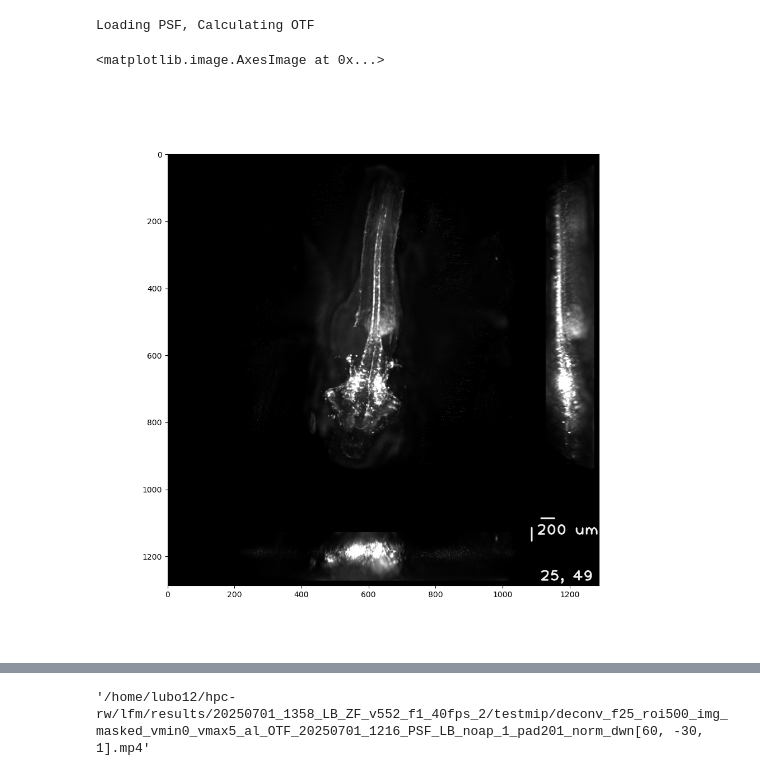
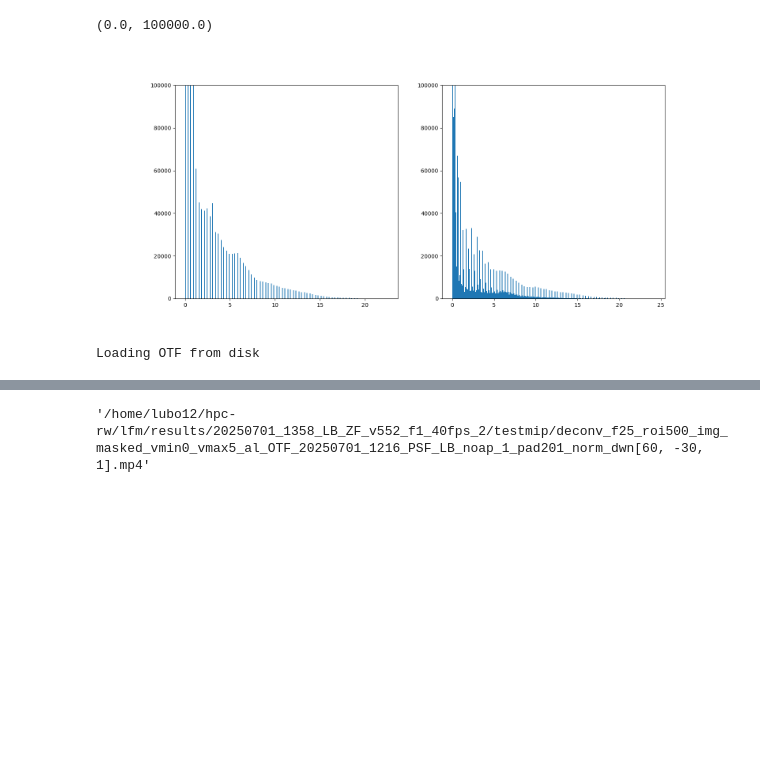
Before and after one commit to LukBorn/LFM, a Jupyter notebook: imaging/deconvolve_recording.ipynb, the cells around one changed output, grey strips where cells are left out. Cells and saved outputs as stored; diff of their text form; code cells hidden in the pictures; blank space fills up the shorter version.

```diff
--- a/imaging/deconvolve_recording.ipynb
+++ b/imaging/deconvolve_recording.ipynb
@@ -162,3 +151,15 @@ print(dataset_name)
+# %%
+def normalize_mean(arr):
+    return arr/arr.mean()
+# %%
+fig, ax = plt.subplots(1,2,figsize = (16,7))
+ax[0].hist(normalize_mean(im.flatten()),bins=255)
+ax[0].set_ylim(0,100000)
+ax[1].hist(normalize_mean(((im-bg).clip(0,None)*mask).flatten()),bins=255)
+ax[1].set_ylim(0,100000)
+# %% [output]
+(0.0, 100000.0)
+[figure, added]
 # %%
 # cx, cy, radii, masks = get_lenses(og_mask, radius_range=np.arange(525,535))
 cx=np.array(psf_f["ml_cx"])
@@ -185,24 +186,21 @@ img_idx = [25,26,1]
 objs, mips, losses, kwargs = reconstruct_vols_from_imgs(paths,
                                                         img_idx=img_idx,
                                                         crop = crop,
-                                                        max_iter = 50,
-                                                        roi_size=550,
+                                                        max_iter = 100,
+                                                        roi_size=500,
                                                         loss_threshold=0,
                                                         reuse_prev_vol = False,
-                                                        psf_downsample = [60,-20,1],
+                                                        psf_downsample = [0,None,2],
                                                         OTF_normalize=True,
                                                         OTF_clip=False,
-                                                        img_subtract_bg=False,
+                                                        img_subtract_bg=True,
                                                         img_mask=True,
+                                                        img_normalize=True,
                                                         plot_decon=True,
                                                         fully_batched=False,
+                                                        slice_idx=[35,428,609],
                                                         vmin=0,
-                                                        vmax=5,
-                                                        absolute_limits=True
-                                                        )
-fig,ax = plt.subplots(1,1,figsize=(10,10))
-ax.imshow(mips[0,-1,:,:],cmap="gray")
+                                                        vmax=100,
+                                                        absolute_limits=True)
 # %% [output]
-Loading PSF, Calculating OTF
+Loading OTF from disk
-<matplotlib.image.AxesImage at 0x...>
-[figure, removed]
```
Also changed, not shown: parts of 16 cells of this notebook, 15 other files.
